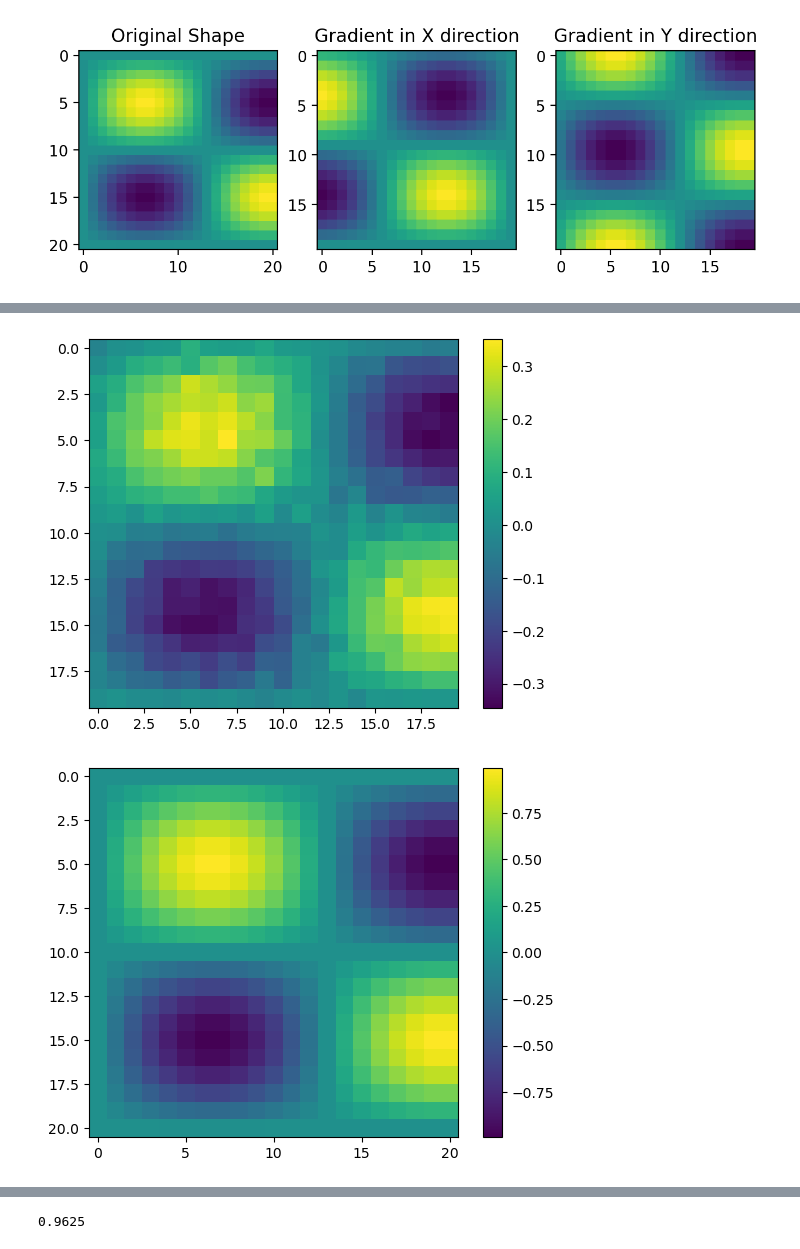
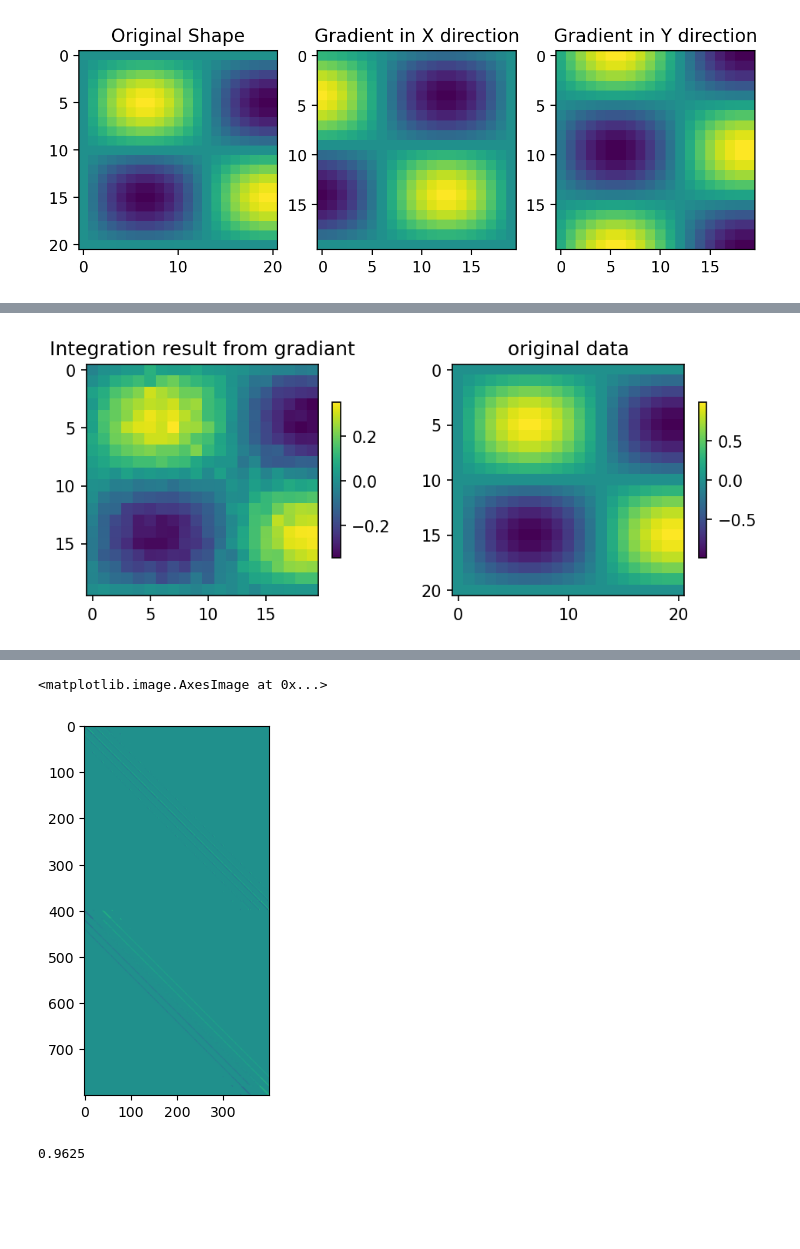
Before and after one commit to hajanssen/pi-shack-hartmann-sensor, a Jupyter notebook: src/dev/Implementation_zonale_integration.ipynb, the cells around one changed output, grey strips where cells are left out. Cells and saved outputs as stored; diff of their text form; code cells hidden in the pictures; blank space fills up the shorter version.

```diff
--- a/src/dev/Implementation_zonale_integration.ipynb
+++ b/src/dev/Implementation_zonale_integration.ipynb
@@ -185,8 +185,12 @@ D = C
 Z2 = np.linalg.lstsq(D,G,rcond=None)[0]
 Z2_shape = np.reshape(Z2,(n_res,n_res))
 
-a = plt.imshow(Z2_shape); plt.colorbar(a)
-plt.show()
-a = plt.imshow(G_amp); plt.colorbar(a)
-plt.show()
+fig,ax = plt.subplots(1,2,dpi=150)
+a = ax[0].imshow(Z2_shape); plt.colorbar(a,ax=ax[0],shrink=0.3)
+ax[0].set_title("Integration result from gradiant")
+
+a = ax[1].imshow(G_amp); plt.colorbar(a,ax=ax[1],shrink=0.3)
+ax[1].set_title("original data")
+
+plt.tight_layout()
 # %% [output]
@@ -193,2 +199 @@ plt.show()
-[figure, old version]
+[figure, new version]
-[figure, removed]
@@ -196,3 +200,8 @@ Wall time: 488 ms
+# %%
+plt.imshow(D)
+# %% [output]
+<matplotlib.image.AxesImage at 0x...>
+[figure, added]
 # %%
 # Sparceity of matix D
 np.size(D[D == 0]) / np.size(D)
```
Also changed, not shown: parts of 25 cells of this notebook, 22 other files.
